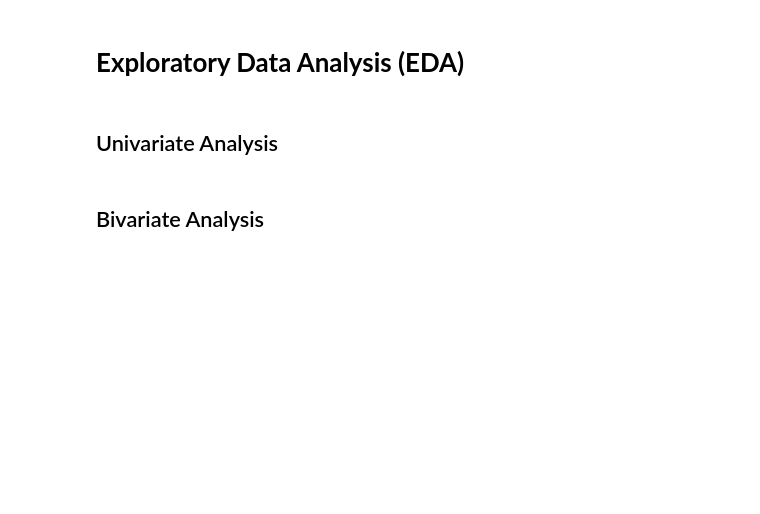
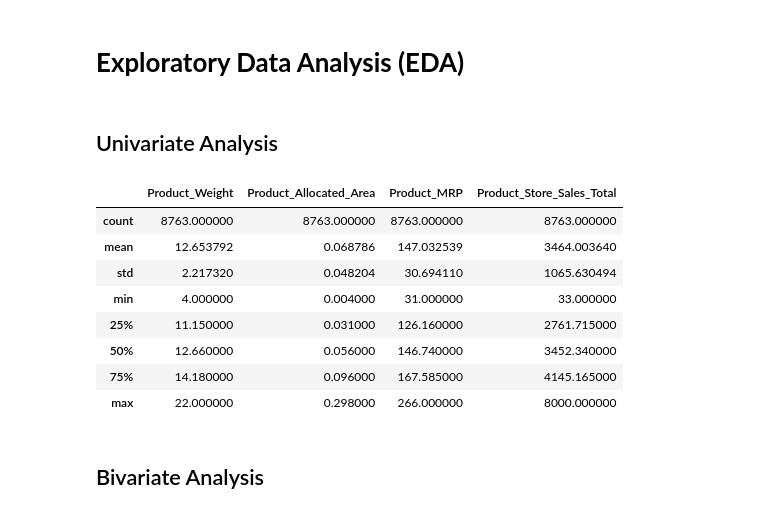
Before and after one commit to SarojaDadi/SuperKart_Full_Code_Version, a Jupyter notebook: SuperKart_Model_Refactored.ipynb, the cells around one changed output. Saved outputs shown, nothing was run; the diff lists cells and outputs as text; code cells hidden in the pictures; blank space fills up the shorter version.

```diff
--- a/SuperKart_Model_Refactored.ipynb
+++ b/SuperKart_Model_Refactored.ipynb
@@ -210,10 +210,50 @@ dataset.isnull().sum()
 | Store_Type | 0 |
 | Product_Store_Sales_Total | 0 |
 dtype: int64
+# %%
+
+# Define the target variable for the regression task
+target = 'Product_Store_Sales_Total'
+
+# List of numerical features in the dataset (excluding 'id' as it is an identifier)
+numeric_features = [
+    'Product_Weight',            # Product Weight
+    'Product_Allocated_Area',    # Area allocated for the product
+    'Product_MRP',               # Product MRP
+    'Product_Store_Sales_Total'  # Total sales for ecah product by store
+
+]
+
+# List of categorical features in the dataset
+categorical_features = [
+    'Product_Id',             # Product ID
+    'Product_Sugar_Content',   # Sugar Content for product
+    'Product_Type',          # Product Type
+    'Store_Id'       # Store ID
+    'Store_Establishment_Year'   # Year Store established
+    'Store_Size'                 # Store Size
+    'Store_Location_City_Type'   # Store Location
+    'Store_Type'                 # Store Type
+
+
+]
 # %% [markdown]
 # **Exploratory Data Analysis (EDA)**
 # %% [markdown]
 ## Univariate Analysis
+# %%
+# Generate summary statistics for numerical features
+dataset[numeric_features].describe()
+# %% [output]
+|  | Product_Weight | Product_Allocated_Area | Product_MRP | Product_Store_Sales_Total |
+| count | 8763.000000 | 8763.000000 | 8763.000000 | 8763.000000 |
+| mean | 12.653792 | 0.068786 | 147.032539 | 3464.003640 |
+| std | 2.217320 | 0.048204 | 30.694110 | 1065.630494 |
+| min | 4.000000 | 0.004000 | 31.000000 | 33.000000 |
+| 25% | 11.150000 | 0.031000 | 126.160000 | 2761.715000 |
+| 50% | 12.660000 | 0.056000 | 146.740000 | 3452.340000 |
+| 75% | 14.180000 | 0.096000 | 167.585000 | 4145.165000 |
+| max | 22.000000 | 0.298000 | 266.000000 | 8000.000000 |
 # %%
 # Univariate overview: target distribution and numeric feature distributions
 if TARGET not in dataset.columns:
```
